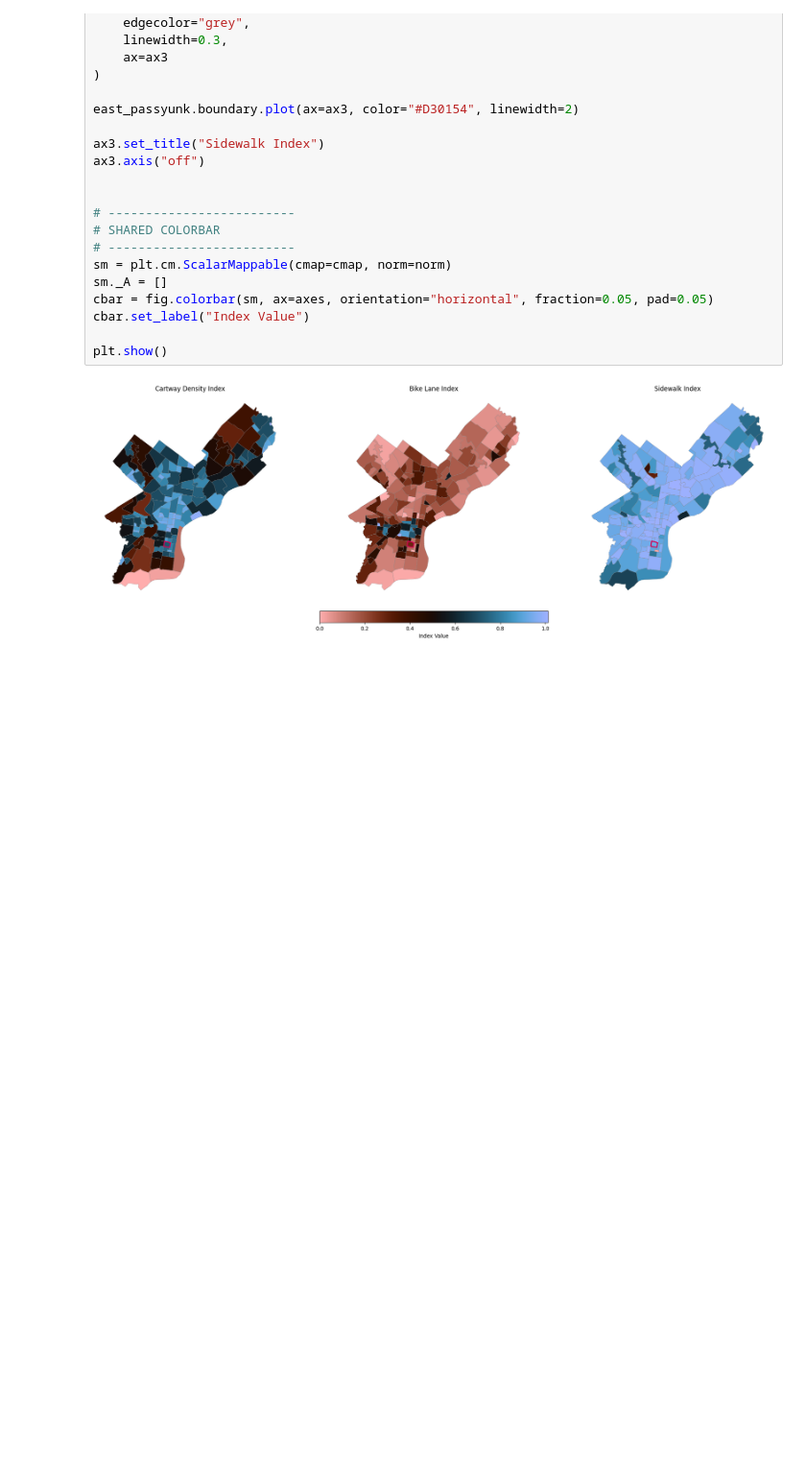
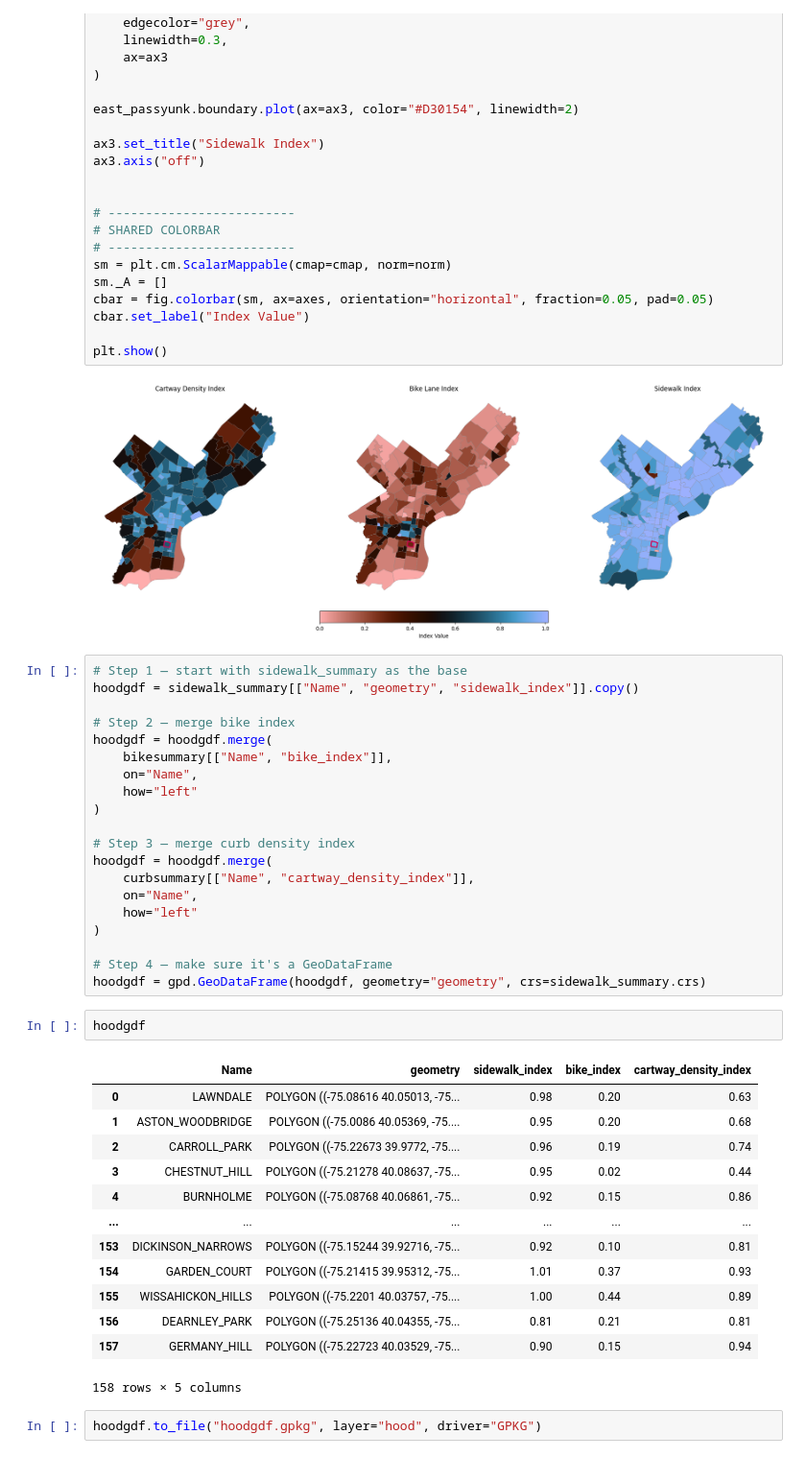
Before and after one commit to astauf03/musa5500-python-final, a Jupyter notebook: notebooks/mobility/mobility.ipynb, the cells around one changed output. Shown at 96% size. Saved outputs shown, nothing was run; the diff lists cells and outputs as text; blank space fills up the shorter version.

```diff
--- a/notebooks/mobility/mobility.ipynb
+++ b/notebooks/mobility/mobility.ipynb
@@ -704,3 +704,41 @@ cbar.set_label("Index Value")
 plt.show()
 # %% [output]
 [figure]
+# %%
+# Step 1 — start with sidewalk_summary as the base
+hoodgdf = sidewalk_summary[["Name", "geometry", "sidewalk_index"]].copy()
+
+# Step 2 — merge bike index
+hoodgdf = hoodgdf.merge(
+    bikesummary[["Name", "bike_index"]],
+    on="Name",
+    how="left"
+)
+
+# Step 3 — merge curb density index
+hoodgdf = hoodgdf.merge(
+    curbsummary[["Name", "cartway_density_index"]],
+    on="Name",
+    how="left"
+)
+
+# Step 4 — make sure it's a GeoDataFrame
+hoodgdf = gpd.GeoDataFrame(hoodgdf, geometry="geometry", crs=sidewalk_summary.crs)
+# %%
+hoodgdf
+# %% [output]
+|  | Name | geometry | sidewalk_index | bike_index | cartway_density_index |
+| 0 | LAWNDALE | POLYGON ((-75.08616 40.05013, -75... | 0.98 | 0.20 | 0.63 |
+| 1 | ASTON_WOODBRIDGE | POLYGON ((-75.0086 40.05369, -75.... | 0.95 | 0.20 | 0.68 |
+| 2 | CARROLL_PARK | POLYGON ((-75.22673 39.9772, -75.... | 0.96 | 0.19 | 0.74 |
+| 3 | CHESTNUT_HILL | POLYGON ((-75.21278 40.08637, -75... | 0.95 | 0.02 | 0.44 |
+| 4 | BURNHOLME | POLYGON ((-75.08768 40.06861, -75... | 0.92 | 0.15 | 0.86 |
+| ... | ... | ... | ... | ... | ... |
+| 153 | DICKINSON_NARROWS | POLYGON ((-75.15244 39.92716, -75... | 0.92 | 0.10 | 0.81 |
+| 154 | GARDEN_COURT | POLYGON ((-75.21415 39.95312, -75... | 1.01 | 0.37 | 0.93 |
+| 155 | WISSAHICKON_HILLS | POLYGON ((-75.2201 40.03757, -75.... | 1.00 | 0.44 | 0.89 |
+| 156 | DEARNLEY_PARK | POLYGON ((-75.25136 40.04355, -75... | 0.81 | 0.21 | 0.81 |
+| 157 | GERMANY_HILL | POLYGON ((-75.22723 40.03529, -75... | 0.90 | 0.15 | 0.94 |
+158 rows × 5 columns
+# %%
+hoodgdf.to_file("hoodgdf.gpkg", layer="hood", driver="GPKG")
```
Also changed, not shown: 18 other files.
